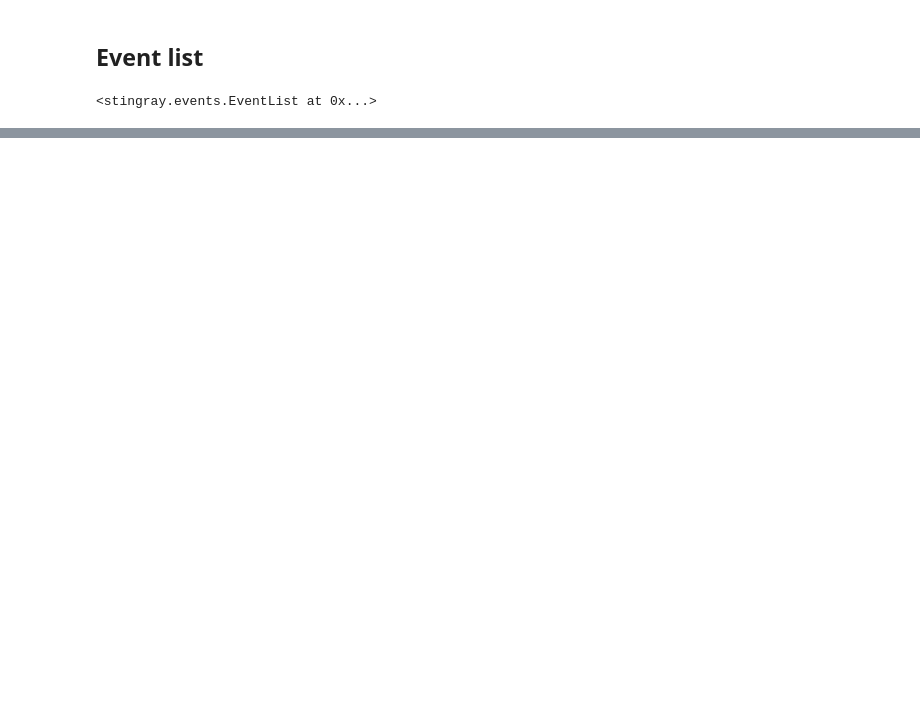
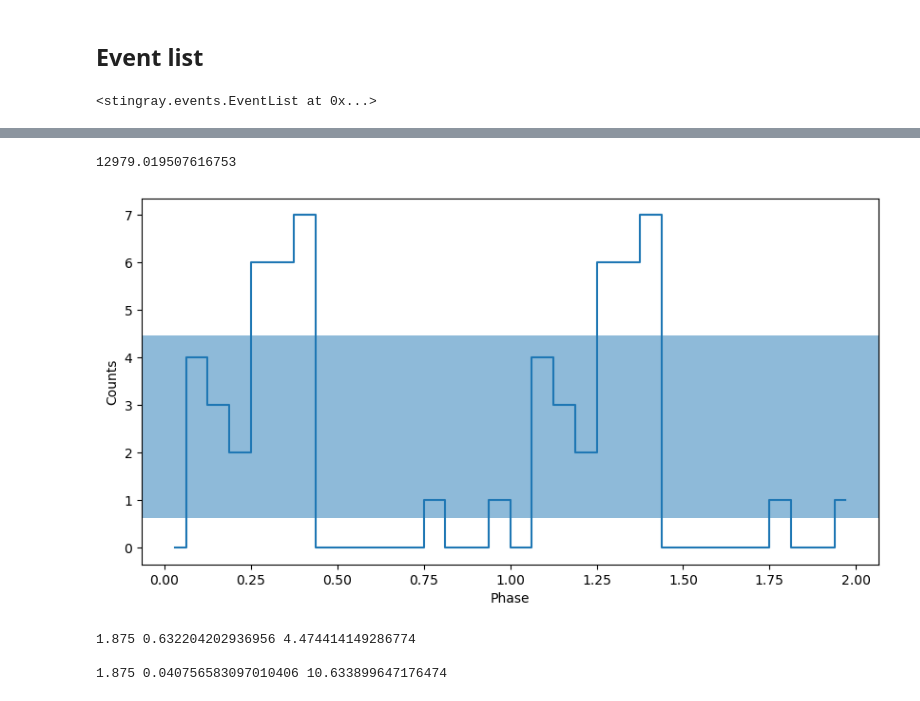
Before and after one commit to ceeliiaa/STONKS-alert, a Jupyter notebook: ObsID0945070133_SRCNUM10/EMOS2 (Xspec problem)/ObsID0945070133_SRCNUM10_EMOS2_Periodicity.ipynb, the cells around one changed output, grey strips where cells are left out. Saved outputs shown, nothing was run; the diff lists cells and outputs as text; code cells hidden in the pictures; blank space fills up the shorter version.

```diff
--- a/ObsID0945070133_SRCNUM10/EMOS2 (Xspec problem)/ObsID0945070133_SRCNUM10_EMOS2_Periodicity.ipynb
+++ b/ObsID0945070133_SRCNUM10/EMOS2 (Xspec problem)/ObsID0945070133_SRCNUM10_EMOS2_Periodicity.ipynb
@@ -215,7 +215,7 @@ ColDefs(
 # %% [markdown]
 ## Event list
 # %%
-evt_names = glob.glob('ObsID*_SRCNUM*_E*ImagingEvts.fits')
+evt_names = glob.glob('*source_events.fits')
 
 source_events = st.EventList.read(evt_names[0],fmt_='hea',skip_checks=True)
 source_events.gti = gtis10
@@ -301,17 +307,20 @@ _ = plt.xlim([frequencies[0], frequencies[-1]])
 # %%
 f0 = 7.704742252780719e-05
 P = 1 / f0
 print(P)
 ph, profile, profile_err = fold_events(clean_events.time, f0)
 _ = plot_profile(ph,profile)
 
 profile_err
 
 ph_out = np.concatenate((ph,ph+1))
 profile_out = np.concatenate((profile,profile))
 prof_err_out = np.concatenate((profile_err,profile_err))
 
-# np.savetxt('src1_pulse_profile.csv',(ph_out, profile_out,prof_err_out),delimiter=',')
+np.savetxt('ObsID0945070133_SRCNUM10_EMOS2_pulse_profile.csv',(ph_out, profile_out,prof_err_out),delimiter=',')
+# %% [output]
+12979.019507616753
+[figure, added]
 # %%
 err_low, err_high = poisson_conf_interval(np.mean(profile), interval="frequentist-confidence", sigma=1)
 print(np.mean(profile),err_low, err_high)
@@ -319,3 +328,7 @@ print(np.mean(profile),err_low, err_high)
 print()
 err_low, err_high = poisson_conf_interval(np.mean(profile), interval="frequentist-confidence", sigma=3)
 print(np.mean(profile),err_low, err_high)
+# %% [output]
+1.875 0.632204202936956 4.474414149286774
+
+1.875 0.040756583097010406 10.633899647176474
```
Also changed, not shown: parts of 7 cells of this notebook, 2 other files.
